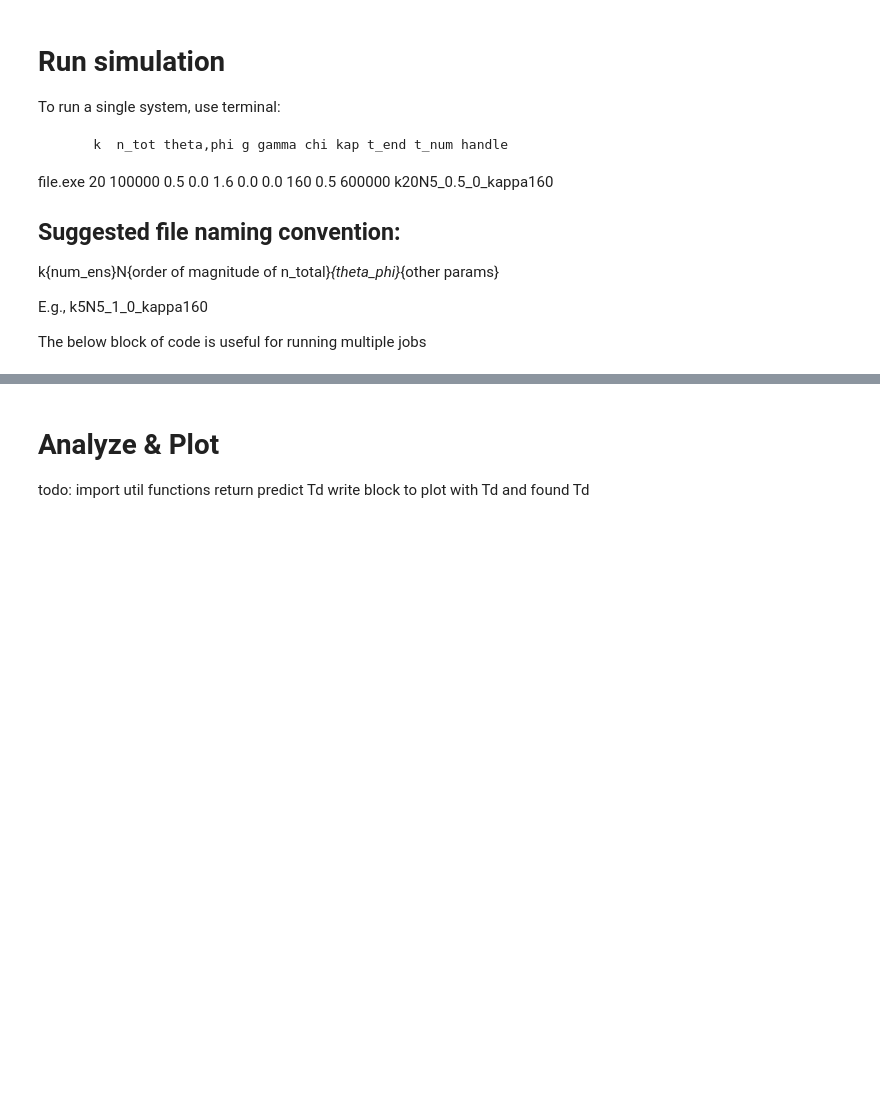
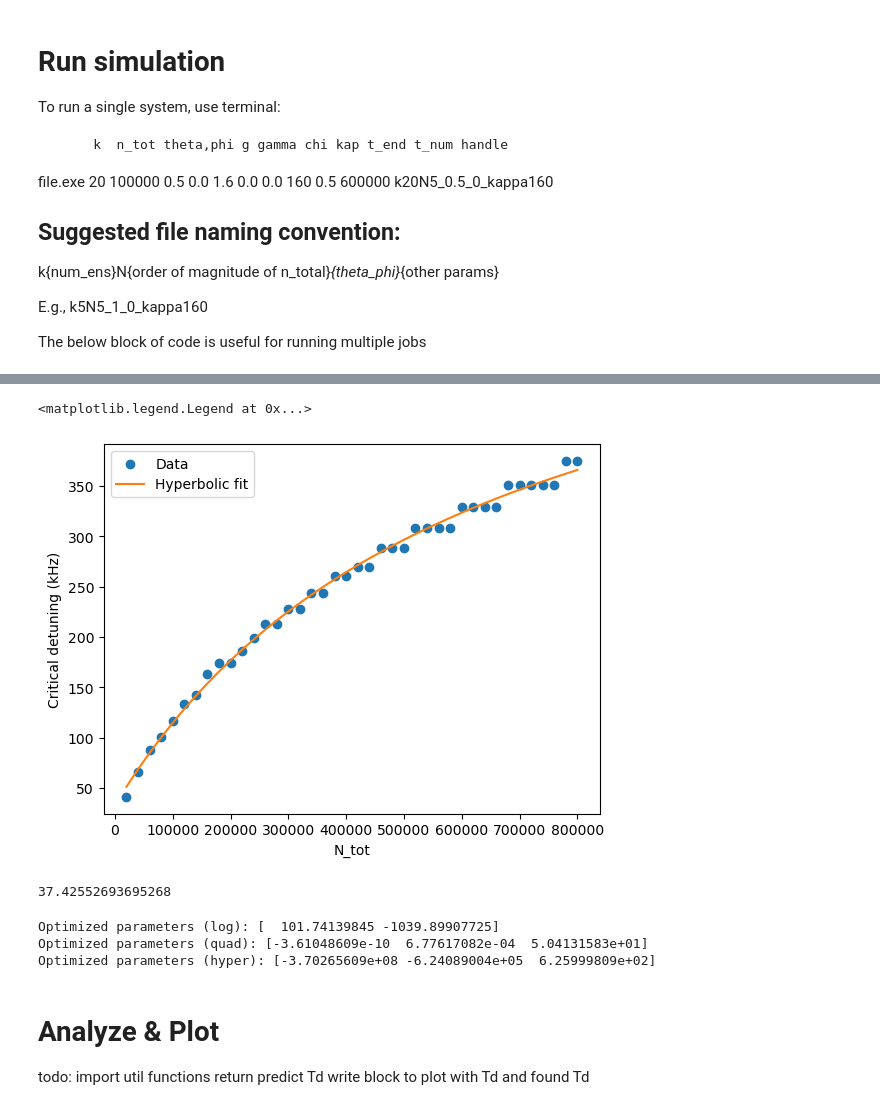
Before and after one commit to VodkaSin/Cuda_C_spin_sync, a Jupyter notebook: CUDA_code/cuda_run-fixed-head (1).ipynb, the cells around one changed output, grey strips where cells are left out. Saved outputs shown, nothing was run; the diff lists cells and outputs as text; code cells hidden in the pictures; blank space fills up the shorter version.

Commit message:
Finished test 3

```diff
--- a/CUDA_code/cuda_run-fixed-head (1).ipynb
+++ b/CUDA_code/cuda_run-fixed-head (1).ipynb
@@ -52,7 +52,7 @@ The below block of code is useful for running multiple jobs
 #############################################################
 # Test 3: for initial cases, "single use", tested utils.crit1
 #############################################################
-N_tot = 500000
+N_tot = 1000000
 num_ens = 3
 theta_0 = 1
 phi_0 = 0.0
@@ -67,18 +67,22 @@ det_dict = {}
 handle_list = []
 delta_min = 0
 delta_crit = delta_min
-delta_max = 1000
+delta_max = 600
 detuning_max = [0, -delta_max, delta_max]
 
 # Run
 np.savetxt("Detuning.dat", detuning_max, delimiter="\t")
 params = f'{num_ens} {N_tot} {theta_0} {phi_0} {coup_a_0} {gamma_a_0} {chi_a_0} {kappa_c_0} {t_max} {t_num}'
-handle_max = f'k{num_ens}N{N_tot}det{delta_max}_{theta_0}_{coup_a_0}_{kappa_c_0}_test3_0'
+handle_max = f'k{num_ens}N{N_tot}det{delta_max}_{theta_0}_{coup_a_0}_{kappa_c_0}_test3'
 handle_list.append(handle_max)
 det_dict[handle_max] = detuning_max
-utils.runcmd(f'file.exe {params} {handle_max}')
+# if os.path.isfile(f"Result_Sz_{handle_max}.dat") == False:
+#     utils.runcmd(f'file.exe {params} {handle_max}')
+# else:
+#     print("File exits, skipping simulation")
+# utils.runcmd(f'file.exe {params} {handle_max}')
 result = utils.read_results(handle_max)
-print(utils.crit_1(handle_max))
-plt.plot(result[0], result[1])
+print(utils.crit_1(handle_max, 1e-4))
+print(np.corrcoef(result[1][:,0],result[1][:,1])[0][1])
 utils.findTd(result[1][:,0], result[0])
 # %% [output]
@@ -221,3 +275,60 @@ KeyboardInterrupt:
+# %%
+plt.scatter(N_tot_range, delta_crit, label="Data")
+# plt.plot(N_tot_range, predict_Y_log(N_tot_range))
+# plt.plot(N_tot_range, predict_Y_quad(N_tot_range))
+plt.plot(N_tot_range, predict_Y_hyp(N_tot_range),label="Hyperbolic fit", color="#ff7f0e")
+plt.ylabel("Critical detuning (kHz)")
+plt.xlabel("N_tot")
+plt.legend()
+# delta_crit
+# plt.scatter(N_tot_range, delta_crit)
+# plt.plot(N_tot_range, predict_Y(N_tot_range))
+# %% [output]
+<matplotlib.legend.Legend at 0x...>
+[figure, added]
+# %%
+predict_Y_hyp(5000)
+# %% [output]
+37.42552693695268
+# %%
+import numpy as np
+#from sklearn.metrics import r2_score
+from scipy.optimize import curve_fit
+
+X = np.array(N_tot_range)
+Y = np.array(delta_crit)
+
+def quadratic_function(X, a, b, c):
+    return a * X ** 2 + b * X + c
+
+def logarithmic_function(X, a, b) :
+    return a * np.log(X) + b
+
+def hyperbola_function(x, a, b, c):
+    return a / (x - b) + c
+
+log_co, _ = curve_fit(logarithmic_function, X, Y)
+quad_co, _ = curve_fit(quadratic_function, X, Y)
+hyp_co, _ = curve_fit(hyperbola_function, X, Y)
+
+print("Optimized parameters (log):", log_co)
+print("Optimized parameters (quad):", quad_co)
+print("Optimized parameters (hyper):", hyp_co)
+
+def predict_Y_log(X):
+    return logarithmic_function(X, *log_co)
+
+def predict_Y_quad(X):
+    return quadratic_function(X, *quad_co)
+
+def predict_Y_hyp(X):
+    return hyperbola_function(X, *hyp_co)
+
+#print("R-squared:", r2_score(Y, predict_Y(X)))
+# %% [output]
+Optimized parameters (log): [  101.74139845 -1039.89907725]
+Optimized parameters (quad): [-3.61048609e-10  6.77617082e-04  5.04131583e+01]
+Optimized parameters (hyper): [-3.70265609e+08 -6.24089004e+05  6.25999809e+02]
 # %% [markdown]
 # Analyze & Plot
 todo:  import util functions return predict Td
```
Also changed, not shown: parts of 5 cells of this notebook, 1 other file.
